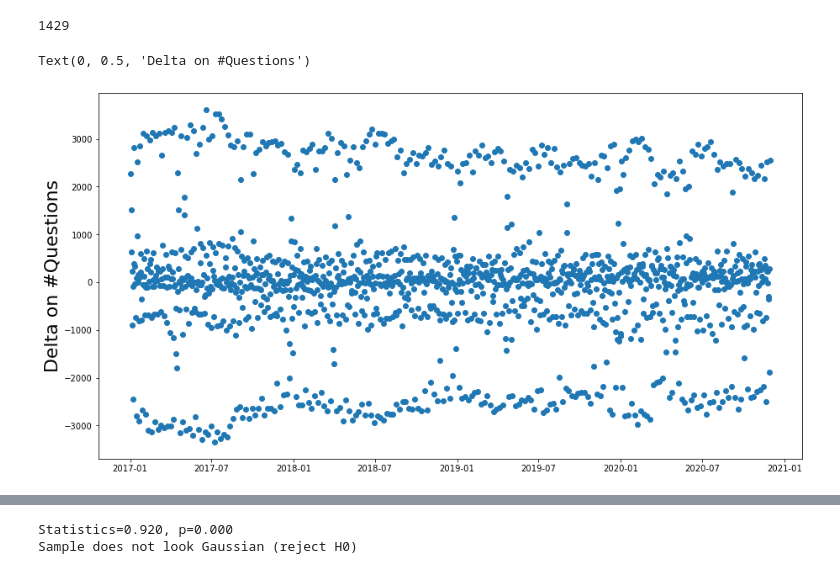
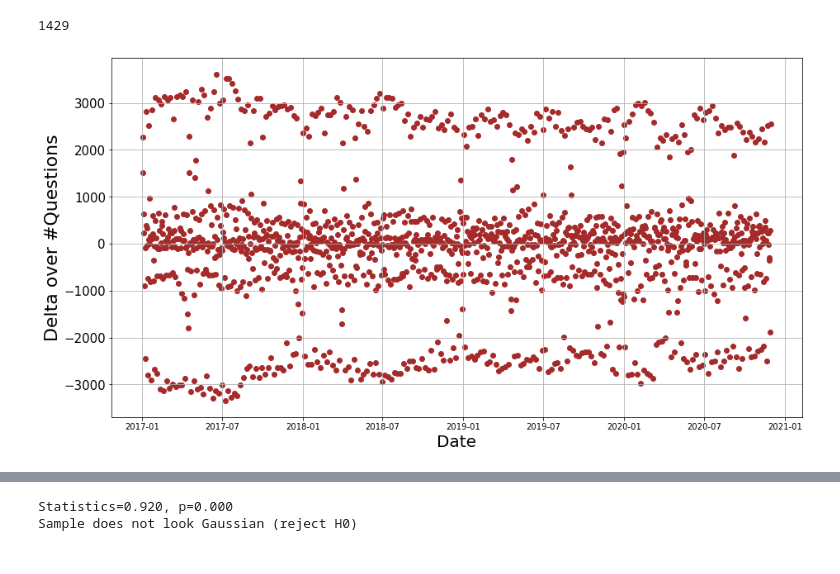
Before and after one commit to farimaf/StackOverFlowAnalysis_Pandemic, a Jupyter notebook: PostAnalysis.ipynb, the cells around one changed output, grey strips where cells are left out. Saved outputs shown, nothing was run; the diff lists cells and outputs as text; code cells hidden in the pictures.

```diff
--- a/PostAnalysis.ipynb
+++ b/PostAnalysis.ipynb
@@ -73,3 +73,5 @@ len(data_q)
 len(data_a)
 # %% [output]
 10177940
+# %%
+data_q["CreateDate"] = pd.to_datetime(data_q["CreateDate"])
@@ -235,8 +255,11 @@ len(ans_daily_grp_delta_notna)
 1429
 # %%
 fig, ax = plt.subplots(figsize=(15,8))
-plt.scatter(ques_daily_grp_delta_notna['day_date'],ques_daily_grp_delta_notna['count_delta'])
-plt.ylabel('Delta on #Questions',fontsize=22)
+plt.scatter(ques_daily_grp_delta_notna['day_date'],ques_daily_grp_delta_notna['count_delta'],color='brown')
+plt.ylabel('Delta over #Questions',fontsize=22)
+plt.yticks(fontsize=15)
+plt.grid()
+plt.xlabel('Date',fontsize=20)
+plt.savefig('figs/SO_QuestionsDailyScatterPlot.pdf',bbox_inches='tight')
 # %% [output]
-Text(0, 0.5, 'Delta on #Questions')
-[figure, old version]
+[figure, new version]
```
Also changed, not shown: parts of 32 cells of this notebook, 3 other files.
